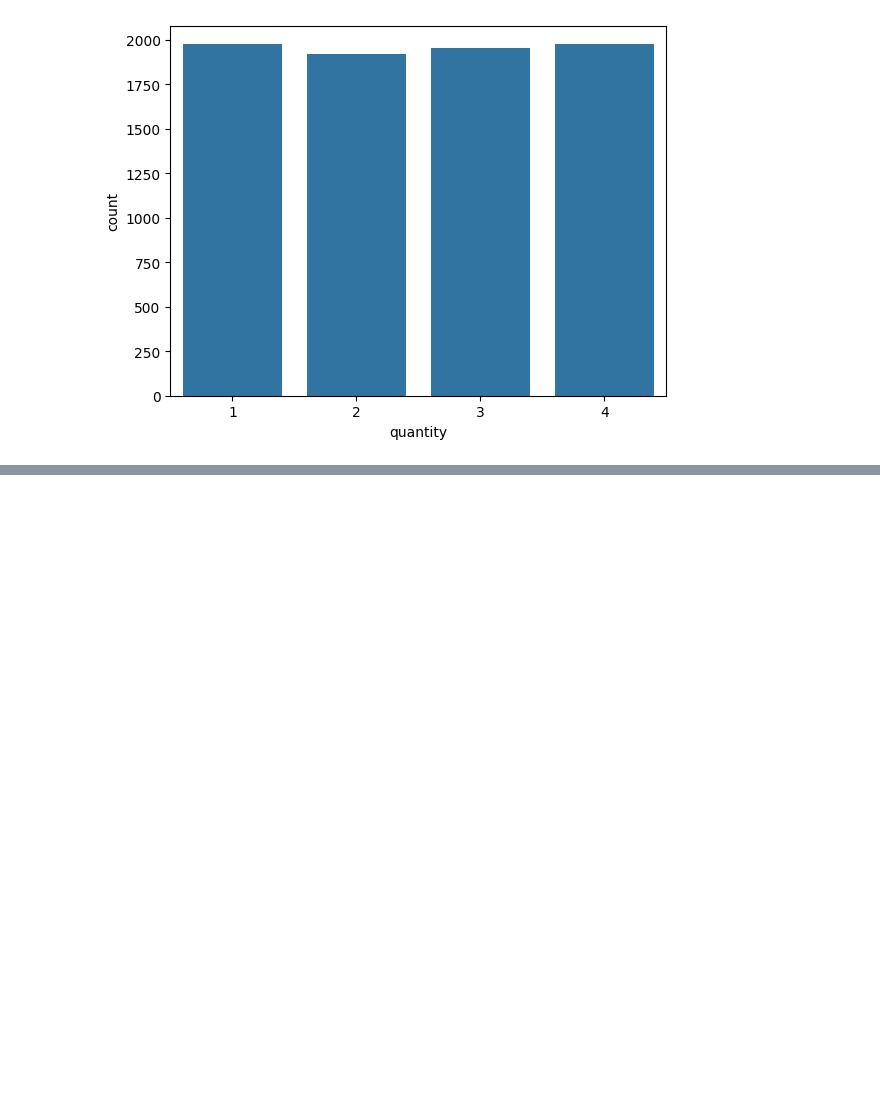
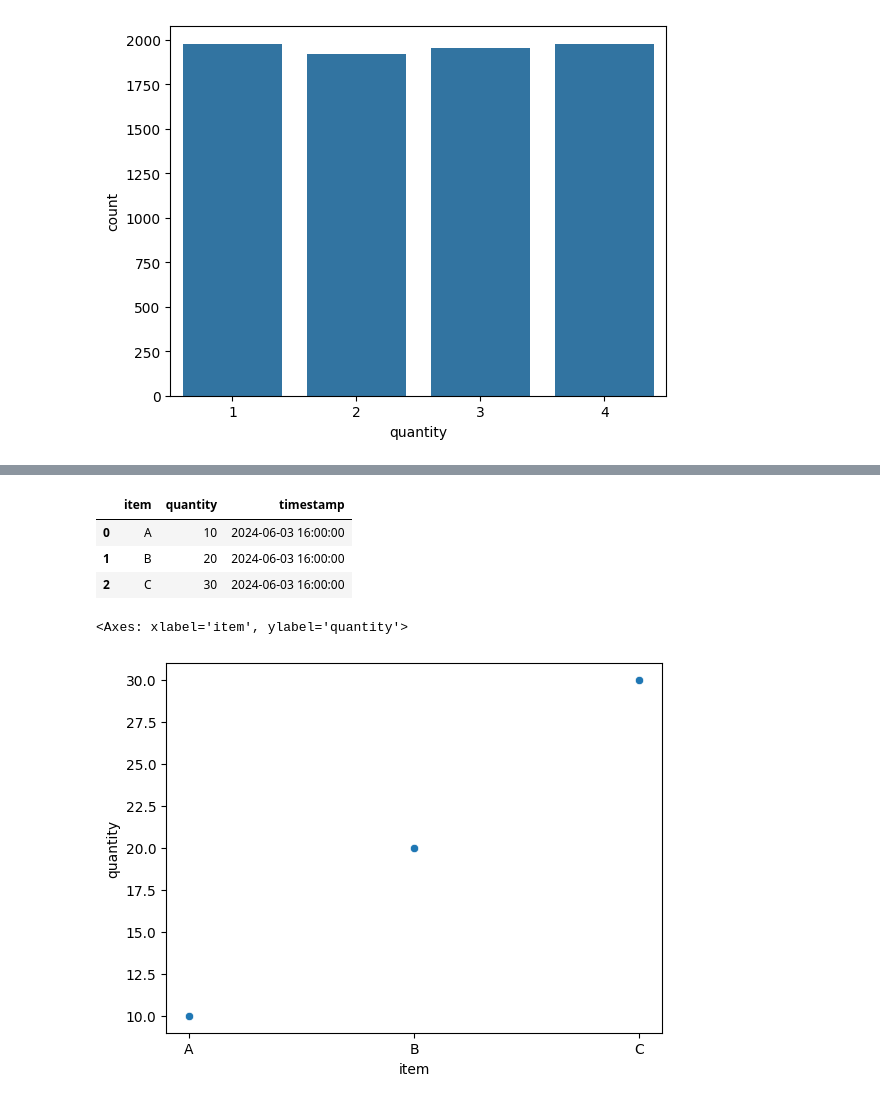
Before and after one commit to PhiWhyyy/Analyzing-market-trends, a Jupyter notebook: Analyzing_Market_Trends_.ipynb, the cells around one changed output, grey strips where cells are left out. Cells and saved outputs as stored; diff of their text form; code cells hidden in the pictures; blank space fills up the shorter version.

```diff
--- a/Analyzing_Market_Trends_.ipynb
+++ b/Analyzing_Market_Trends_.ipynb
@@ -264,0 +394,5 @@ Name: quantity, Length: 7829, dtype: int64>
+# %%
+stock_df = pd.DataFrame({'Symbol': ['AAPL', 'GOOG', 'MSFT'], 'Date': ['2023-08-01', '2023-08-02', '2023-08-03']})
+# %%
+stock_df = convert_to_datetime(stock_df, 'timestamp')
+stock_df.info()
@@ -264,0 +462,10 @@ Name: quantity, Length: 7829, dtype: int64>
+# %%
+from datetime import datetime
+
+def convert_timestamp_to_hourly(data: pd.DataFrame = None, column: str = None):
+  dummy = data.copy()
+  new_ts = dummy[column].tolist()
+  new_ts = [i.strftime('%Y-%m-%d %H:00:00') for i in new_ts]
+  new_ts = [datetime.strptime(i, '%Y-%m-%d %H:00:00') for i in new_ts]
+  dummy[column] = new_ts
+  return dummy
@@ -264,0 +482,15 @@ Name: quantity, Length: 7829, dtype: int64>
+# %%
+stock_df = convert_timestamp_to_hourly(stock_df, 'timestamp')
+stock_df.head()
+# %% [output]
+|  | item | quantity | timestamp |
+| 0 | A | 10 | 2024-06-03 16:00:00 |
+| 1 | B | 20 | 2024-06-03 16:00:00 |
+| 2 | C | 30 | 2024-06-03 16:00:00 |
+# %%
+# @title Quantity vs Item
+
+sns.scatterplot(x='item', y='quantity', data=stock_df)
+# %% [output]
+<Axes: xlabel='item', ylabel='quantity'>
+[figure, added]
```
Also changed, not shown: parts of 47 cells of this notebook.
